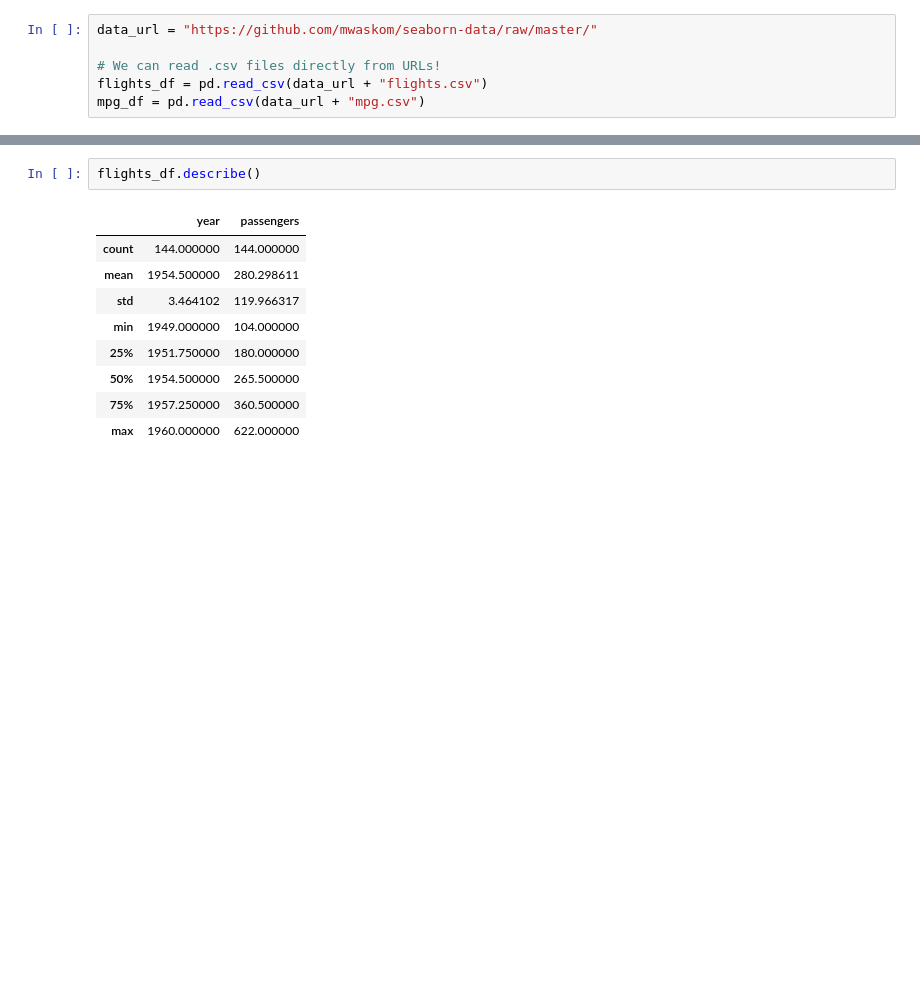
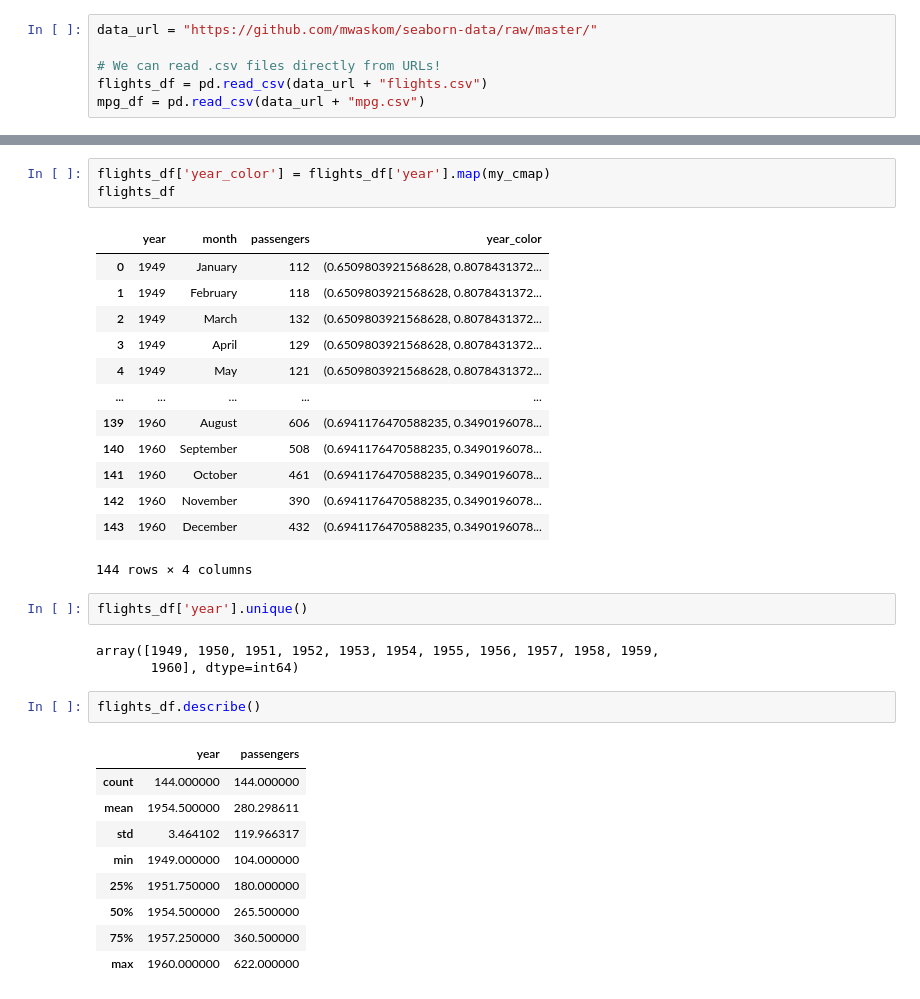
Before and after one commit to nssanch/teaching_datasci, a Jupyter notebook: demonstrations/Matplotlib_Demo.ipynb, the cells around one changed output, grey strips where cells are left out. Cells and saved outputs as stored; diff of their text form; blank space fills up the shorter version.

```diff
--- a/demonstrations/Matplotlib_Demo.ipynb
+++ b/demonstrations/Matplotlib_Demo.ipynb
@@ -30,3 +75,25 @@ flights_df.shape=(144, 3)
+# %%
+flights_df['year_color'] = flights_df['year'].map(my_cmap)
+flights_df
+# %% [output]
+|  | year | month | passengers | year_color |
+| 0 | 1949 | January | 112 | (0.6509803921568628, 0.8078431372... |
+| 1 | 1949 | February | 118 | (0.6509803921568628, 0.8078431372... |
+| 2 | 1949 | March | 132 | (0.6509803921568628, 0.8078431372... |
+| 3 | 1949 | April | 129 | (0.6509803921568628, 0.8078431372... |
+| 4 | 1949 | May | 121 | (0.6509803921568628, 0.8078431372... |
+| ... | ... | ... | ... | ... |
+| 139 | 1960 | August | 606 | (0.6941176470588235, 0.3490196078... |
+| 140 | 1960 | September | 508 | (0.6941176470588235, 0.3490196078... |
+| 141 | 1960 | October | 461 | (0.6941176470588235, 0.3490196078... |
+| 142 | 1960 | November | 390 | (0.6941176470588235, 0.3490196078... |
+| 143 | 1960 | December | 432 | (0.6941176470588235, 0.3490196078... |
+144 rows × 4 columns
+# %%
+flights_df['year'].unique()
+# %% [output]
+array([1949, 1950, 1951, 1952, 1953, 1954, 1955, 1956, 1957, 1958, 1959,
+       1960], dtype=int64)
 # %%
 flights_df.describe()
 # %% [output]
```
Also changed, not shown: parts of 12 cells of this notebook.
